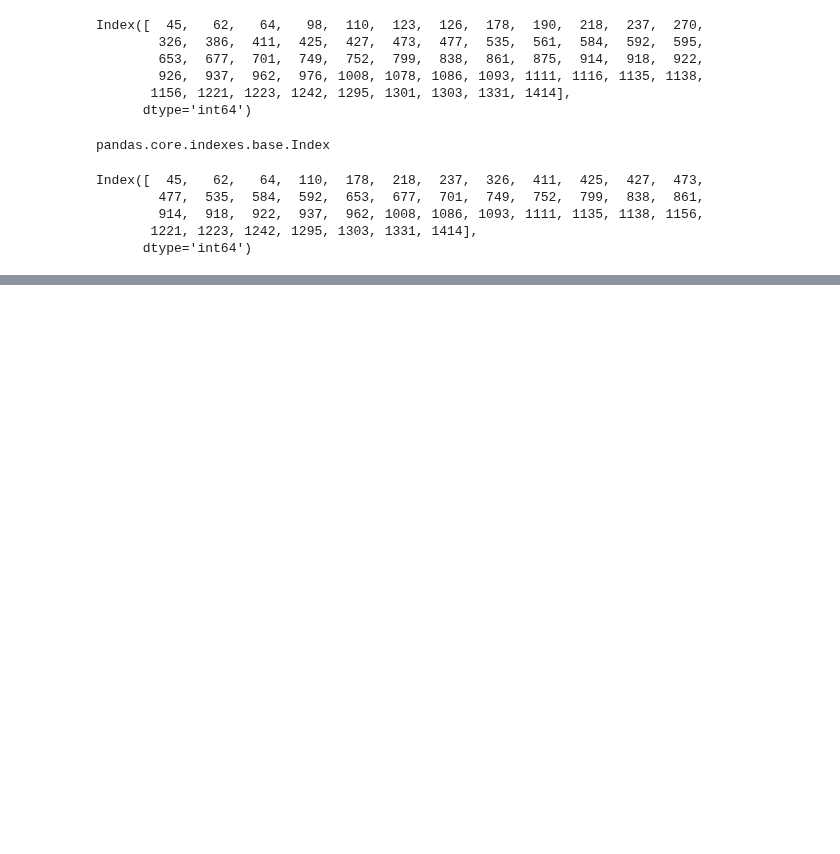
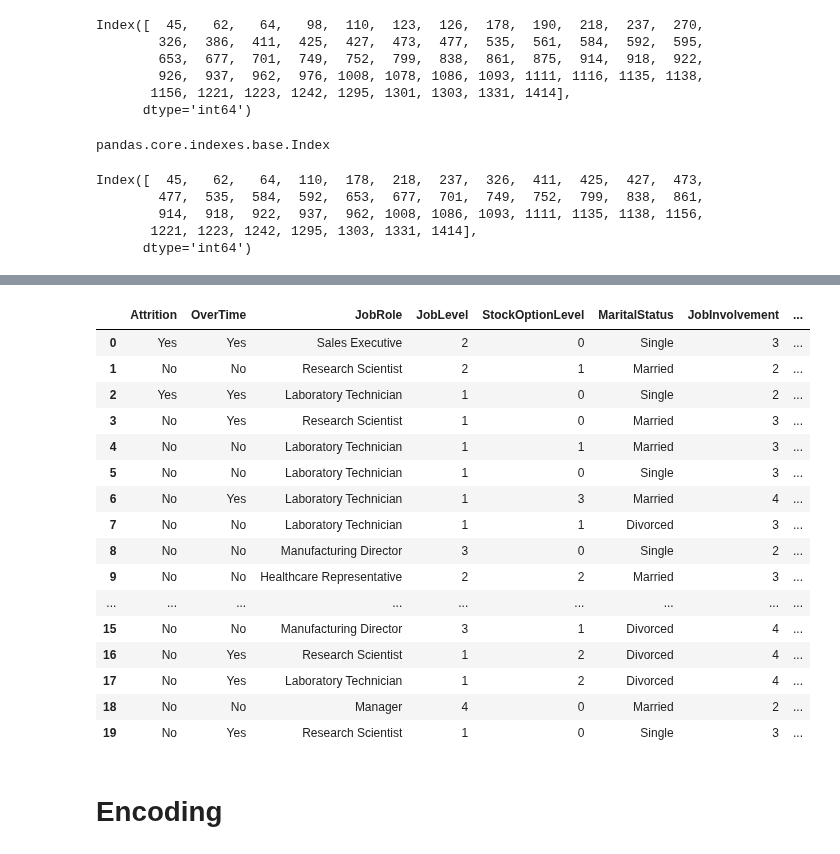
Before and after one commit to Technocolabs100/Employee-Attrition-Analysis-and-Turnover-Predictions, a Jupyter notebook: Attrition Notebook/Attrition_prediction.ipynb, the cells around one changed output, grey strips where cells are left out. Drawn from its saved outputs; the diff is of its cells as text; code cells hidden in the pictures; blank space fills up the shorter version.

```diff
--- a/Attrition Notebook/Attrition_prediction.ipynb
+++ b/Attrition Notebook/Attrition_prediction.ipynb
@@ -232,0 +320,2 @@ df_cleaned.shape
+# %%
+cat_feature = ["OverTime","JobRole","JobLevel","StockOptionLevel","MaritalStatus","JobInvolvement","BusinessTravel","EnvironmentSatisfaction"]
@@ -232,0 +382,26 @@ df_cleaned.shape
+# %%
+num_feature = ["TotalWorkingYears","YearsInCurrentRole","YearsWithCurrManager","MonthlyIncome","Age","YearsAtCompany"]
+# %%
+df_fselect = df_cleaned[["Attrition"] + cat_feature + num_feature]
+# %%
+df_fselect.head(20)
+# %% [output]
+|  | Attrition | OverTime | JobRole | JobLevel | StockOptionLevel | MaritalStatus | JobInvolvement | ... |
+| 0 | Yes | Yes | Sales Executive | 2 | 0 | Single | 3 | ... |
+| 1 | No | No | Research Scientist | 2 | 1 | Married | 2 | ... |
+| 2 | Yes | Yes | Laboratory Technician | 1 | 0 | Single | 2 | ... |
+| 3 | No | Yes | Research Scientist | 1 | 0 | Married | 3 | ... |
+| 4 | No | No | Laboratory Technician | 1 | 1 | Married | 3 | ... |
+| 5 | No | No | Laboratory Technician | 1 | 0 | Single | 3 | ... |
+| 6 | No | Yes | Laboratory Technician | 1 | 3 | Married | 4 | ... |
+| 7 | No | No | Laboratory Technician | 1 | 1 | Divorced | 3 | ... |
+| 8 | No | No | Manufacturing Director | 3 | 0 | Single | 2 | ... |
+| 9 | No | No | Healthcare Representative | 2 | 2 | Married | 3 | ... |
+| ... | ... | ... | ... | ... | ... | ... | ... | ... |
+| 15 | No | No | Manufacturing Director | 3 | 1 | Divorced | 4 | ... |
+| 16 | No | Yes | Research Scientist | 1 | 2 | Divorced | 4 | ... |
+| 17 | No | Yes | Laboratory Technician | 1 | 2 | Divorced | 4 | ... |
+| 18 | No | No | Manager | 4 | 0 | Married | 2 | ... |
+| 19 | No | Yes | Research Scientist | 1 | 0 | Single | 3 | ... |
+# %% [markdown]
+# Encoding
```
Also changed, not shown: parts of 31 cells of this notebook.
